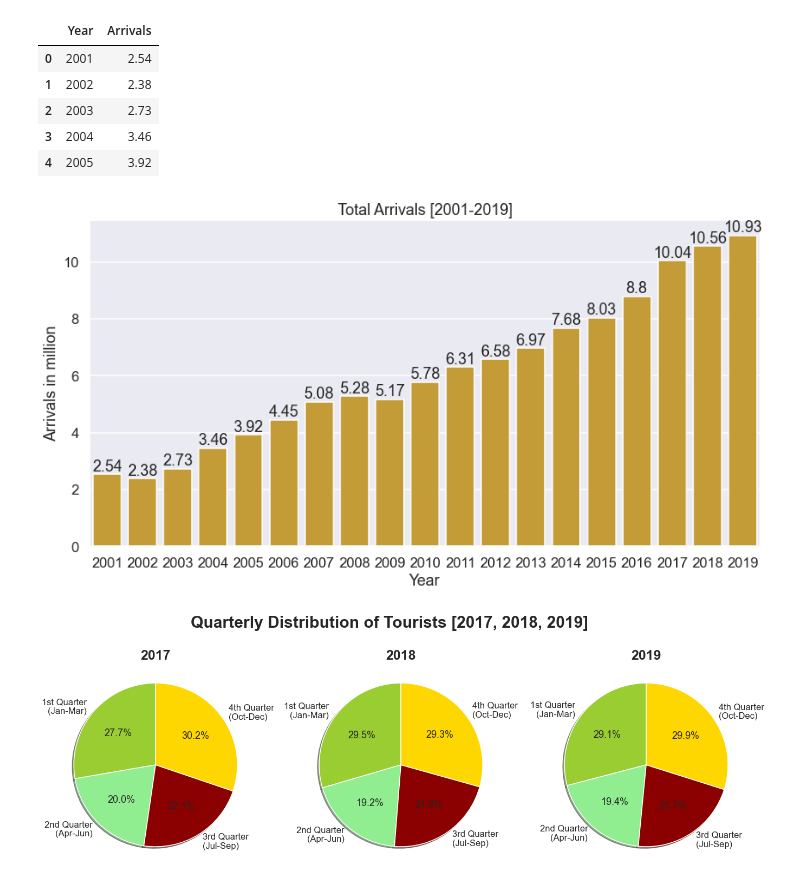
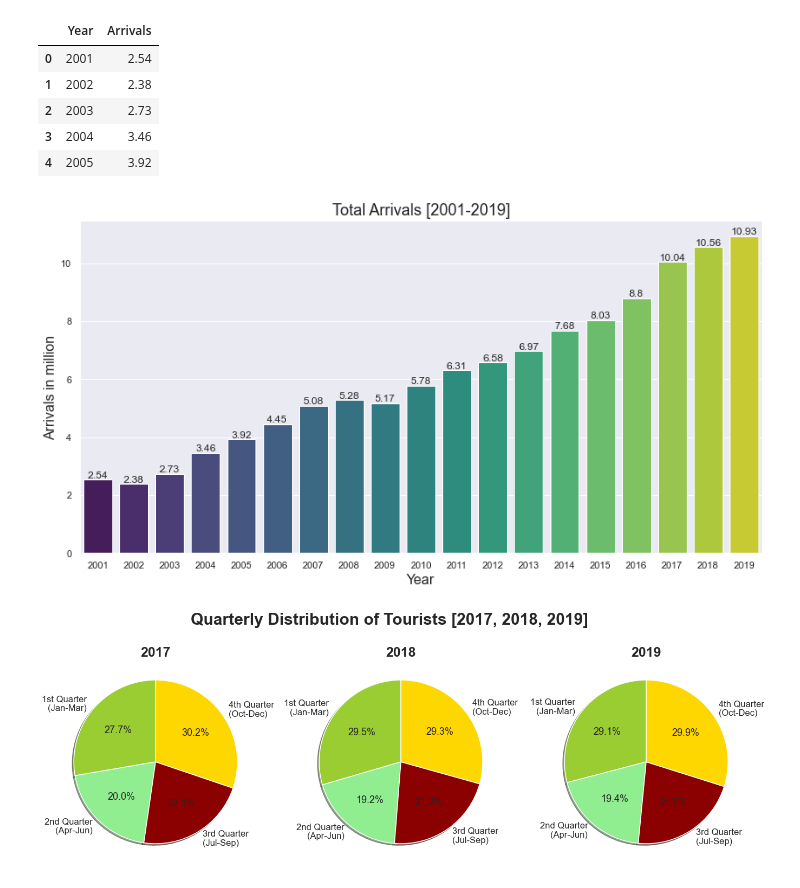
Before and after one commit to Rubix64/Tourism-analysis-of-India, a Jupyter notebook: tourism_analysis_in_India.ipynb, the cells around one changed output. Drawn from its saved outputs; the diff is of its cells as text; code cells hidden in the pictures.

```diff
--- a/tourism_analysis_in_India.ipynb
+++ b/tourism_analysis_in_India.ipynb
@@ -76,13 +78,17 @@ tot_arrivals.head()
 # %%
 plt.figure(figsize=(14,7))
 
-g=sns.barplot(x=tot_arrivals['Year'], y=tot_arrivals["Arrivals"], color='goldenrod', label="Some Label")
-g.set(xlabel="Year",ylabel="Arrivals in million", title="Total Arrivals [2001-2019]")
+g=sns.barplot(x=tot_arrivals['Year'], y=tot_arrivals["Arrivals"], palette='viridis', label="Some Label")
+# g.set(xlabel="Year",ylabel="Arrivals in million", title="Total Arrivals [2001-2019]")
+plt.title("Total Arrivals [2001-2019]", fontsize=18)
+plt.xlabel("Year", fontsize=16)
+plt.ylabel("Arrivals in million", fontsize=16)
+
 g.bar_label(g.containers[0])
 
 plt.show()
 # %% [output]
-[figure, old version]
+[figure, new version]
 # %%
 quarterly2017=quarterly[quarterly['Year']==2017].copy()
 quarterly2017=quarterly2017.drop(['Arrivals','Year'],axis=1)
```
Also changed, not shown: parts of 18 cells of this notebook, 2 other files.
